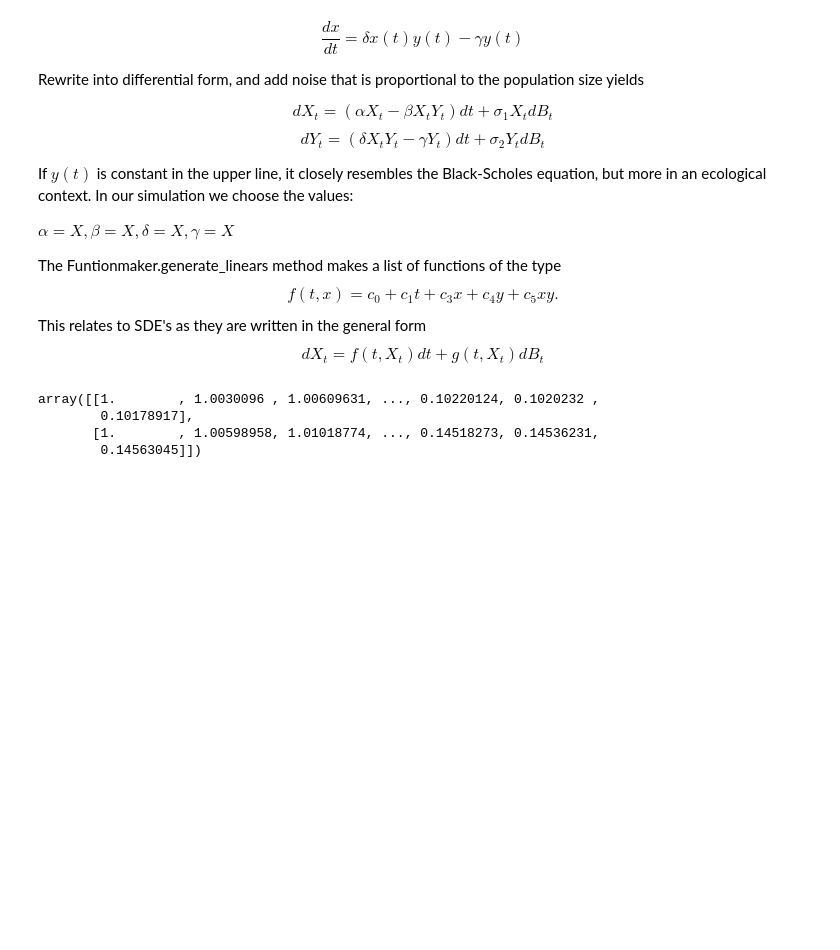
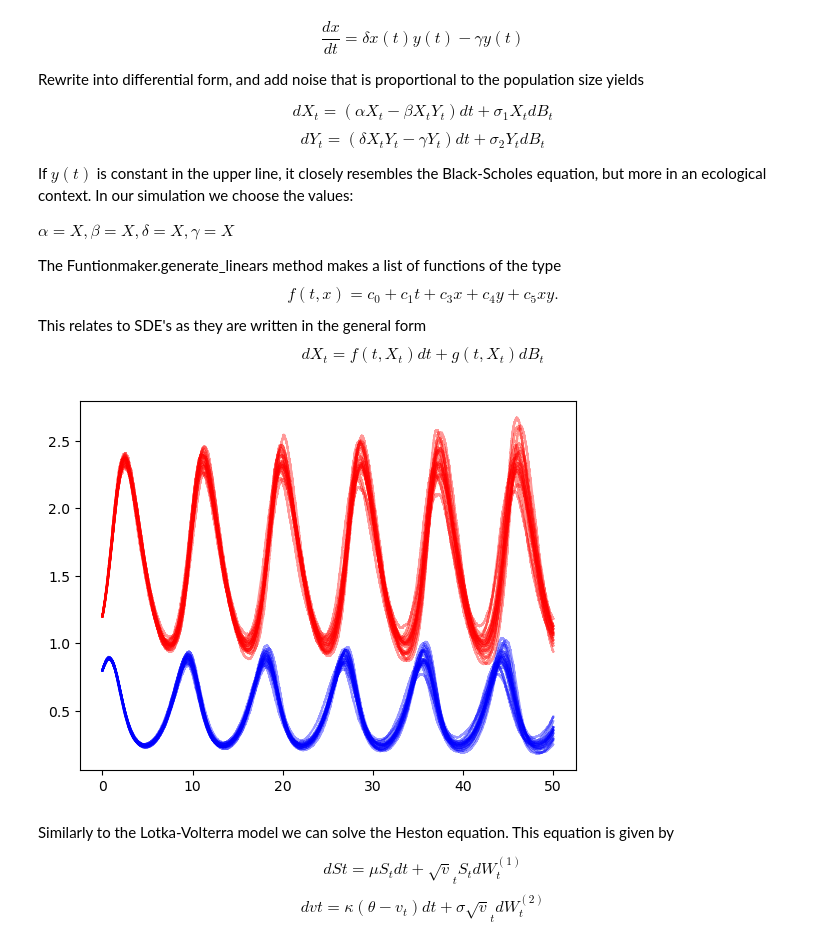
Before and after one commit to Sgouwens/stochasticcalc, a Jupyter notebook: sp_notebook.ipynb, the cells around one changed output. Cells and saved outputs as stored; diff of their text form; code cells hidden in the pictures; blank space fills up the shorter version.

```diff
--- a/sp_notebook.ipynb
+++ b/sp_notebook.ipynb
@@ -100,26 +100,22 @@ $$f(t, x) = c_0 + c_1t + c_3x + c_4y + c_5xy.$$
 This relates to SDE's as they are written in the general form
 $$dX_t = f(t, X_t)dt + g(t, X_t)dB_t$$
 # %%
-sdesolve = SdeSolver(time=50, timestep=0.01, number=25, poisson_rate=4, shape=1, scale=1, integrator="brownianmotion")
+sdesolve = SdeSolver(time=50, timestep=0.0001, number=25, poisson_rate=4, shape=1, scale=1, integrator="brownianmotion")
 
 t, Mt = sdesolve.integrator()
 _, M2t = sdesolve.integrator()
 
 dMt = np.hstack((np.diff(Mt), np.zeros((Mt.shape[0], 1))))
 dM2t = np.hstack((np.diff(Mt), np.zeros((Mt.shape[0], 1))))
 
-Xt = np.full_like(Mt, fill_value=1)
-Yt = np.full_like(Mt, fill_value=1)
+Xt = np.full_like(Mt, fill_value=.8)
+Yt = np.full_like(Mt, fill_value=1.2)
 
 for i in range(1, Mt.shape[1]):
-    Xt[:,i] = Xt[:,i-1] + f_funs[0](t[i-1], Xt[:,i-1], Yt[:,i-1])*sdesolve.timestep + g_funs[0](t[i-1], Xt[:,i-1], Yt[:,i-1])*dMt[:,i]
-    Yt[:,i] = Yt[:,i-1] + f_funs[1](t[i-1], Xt[:,i-1], Yt[:,i-1])*sdesolve.timestep + g_funs[1](t[i-1], Xt[:,i-1], Yt[:,i-1])*dMt[:,i]
+    Xt[:,i] = Xt[:,i-1] + f_funs[0](t[t_], Xt[:,i-1], Yt[:,i-1])*sdesolve.timestep + g_funs[0](t[i-1], Xt[:,i-1], Yt[:,i-1])*dMt[:,i]
+    Yt[:,i] = Yt[:,i-1] + f_funs[1](t[t_], Xt[:,i-1], Yt[:,i-1])*sdesolve.timestep + g_funs[1](t[i-1], Xt[:,i-1], Yt[:,i-1])*dM2t[:,i]
 
-# sdesolve.plot_solution(t, Xt, color="black", alpha=.2)
+sdesolve.plot_solution(t, Xt, color="blue", show=False)
+sdesolve.plot_solution(t, Yt, color="red")
+# %% [output]
+[figure, added]
-# %%
-Mt =
-# %% [output]
-array([[1.        , 1.0030096 , 1.00609631, ..., 0.10220124, 0.1020232 ,
-        0.10178917],
-       [1.        , 1.00598958, 1.01018774, ..., 0.14518273, 0.14536231,
-        0.14563045]])
@@ -130,0 +122,5 @@ sdesolve.plot_solution(t, Xt, with_mean=True, with_var=False) # this function ma
+# %% [markdown]
+Similarly to the Lotka-Volterra model we can solve the Heston equation. This equation is given by
+
+$$dSt=\mu S_tdt+\sqrt v_tS_tdW_t^{(1)}$$
+$$dvt=\kappa(\theta-v_t)dt+\sigma \sqrt v_tdW_t^{(2)}$$
```
Also changed, not shown: parts of 11 cells of this notebook, 1 other file.
